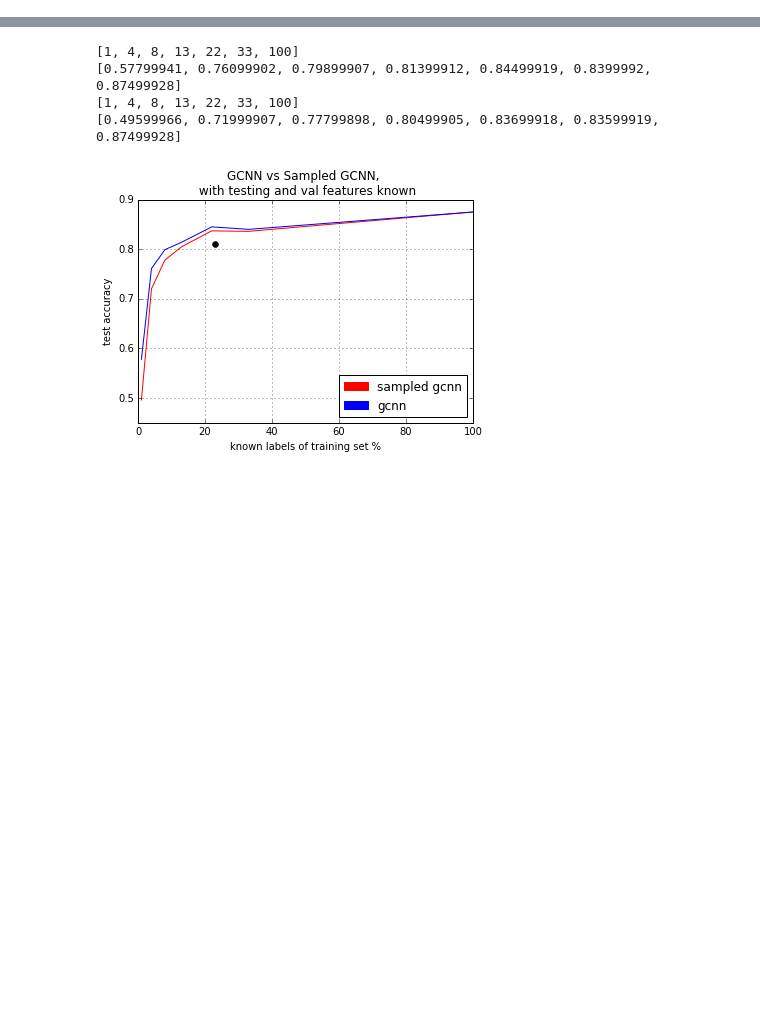
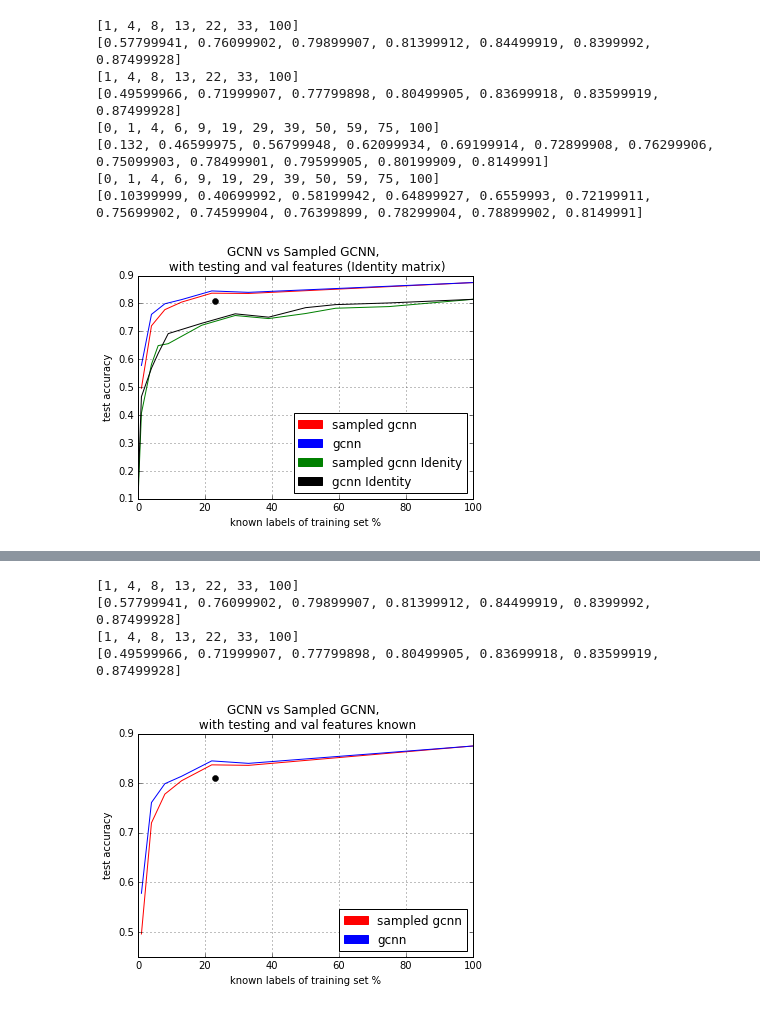
Before and after one commit to tkipf/gcn, a Jupyter notebook: gcn/Plot_GNN.ipynb, the cells around one changed output, grey strips where cells are left out. Drawn from its saved outputs; the diff is of its cells as text; code cells hidden in the pictures; blank space fills up the shorter version.

Commit message:
results for identity features

```diff
--- a/gcn/Plot_GNN.ipynb
+++ b/gcn/Plot_GNN.ipynb
@@ -8,6 +8,10 @@ results_random_wo_test_file = "results_without_test_random.p"
 result_random_file = "results_random.p"
 results_wo_test_file = "results_without_test.p"
 result_file = "results.p"
+
+I_result_file = "I_results.p"
+I_result_random_file = "I_results_random.p"
+I_results_without_test = 'I_results_without_test.p'
 # %%
 try:
     with open(result_file, 'rb') as f:
@@ -29,6 +33,22 @@ try:
         results_wo_test_random = pk.load(f, encoding='latin1')
 except:
     print("No random result without test")
+#Identity
+try:
+    with open(I_result_file, 'rb') as f:
+        I_results_random = pk.load(f, encoding='latin1')
+except:
+    print("No identity result")
+try:
+    with open(I_result_random_file, 'rb') as f:
+        I_results = pk.load(f, encoding='latin1')
+except:
+    print("No identity random result")
+try:
+    with open(I_results_without_test, 'rb') as f:
+        I_results_wo_test = pk.load(f, encoding='latin1')
+except:
+    print("No identity result without test")
 # %%
 def get_split_data(data):
     x_gcnn = []
@@ -61,3 +81,33 @@ def plot(title, save_file):
     red_patch = mpatches.Patch(color='red', label='sampled gcnn')
     plt.legend(handles=[red_patch,blue_patch],loc=4)
     plt.savefig(save_file)
+def plot_Identity(title, save_file):
+    plt.plot(x_gcnn, y_gcnn_sampled, 'r-')
+    plt.plot(x_gcnn, y_gcnn, 'b-')
+    plt.plot(I_x_gcnn, y_gcnn_sampled_I, 'g-')
+    plt.plot(I_x_gcnn, y_gcnn_I, 'k-')
+    plt.plot(23,0.81,'ko')
+    plt.xlabel('known labels of training set %')
+    plt.ylabel('test accuracy')
+    plt.title(title)
+    plt.grid(True)
+    blue_patch = mpatches.Patch(color='blue', label='gcnn')
+    red_patch = mpatches.Patch(color='red', label='sampled gcnn')
+    green_patch = mpatches.Patch(color='green', label='sampled gcnn Idenity')
+    black_patch = mpatches.Patch(color='black', label='gcnn Identity')
+    plt.legend(handles=[red_patch,blue_patch,green_patch,black_patch],loc=4)
+    plt.savefig(save_file)
+# %%
+x_gcnn, y_gcnn, x_gcnn_sampled, y_gcnn_sampled = get_split_data(results)
+I_x_gcnn, y_gcnn_I, x_gcnn_sampled_I, y_gcnn_sampled_I = get_split_data(I_results)
+plot_Identity('GCNN vs Sampled GCNN, \n with testing and val features (Identity matrix)', 'GCNNvs_with_test_Identity.png')
+# %% [output]
+[1, 4, 8, 13, 22, 33, 100]
+[0.57799941, 0.76099902, 0.79899907, 0.81399912, 0.84499919, 0.8399992, 0.87499928]
+[1, 4, 8, 13, 22, 33, 100]
+[0.49599966, 0.71999907, 0.77799898, 0.80499905, 0.83699918, 0.83599919, 0.87499928]
+[0, 1, 4, 6, 9, 19, 29, 39, 50, 59, 75, 100]
+[0.132, 0.46599975, 0.56799948, 0.62099934, 0.69199914, 0.72899908, 0.76299906, 0.75099903, 0.78499901, 0.79599905, 0.80199909, 0.8149991]
+[0, 1, 4, 6, 9, 19, 29, 39, 50, 59, 75, 100]
+[0.10399999, 0.40699992, 0.58199942, 0.64899927, 0.6559993, 0.72199911, 0.75699902, 0.74599904, 0.76399899, 0.78299904, 0.78899902, 0.8149991]
+[figure, added]
```
Also changed, not shown: parts of 2 cells of this notebook, 2 other files.
